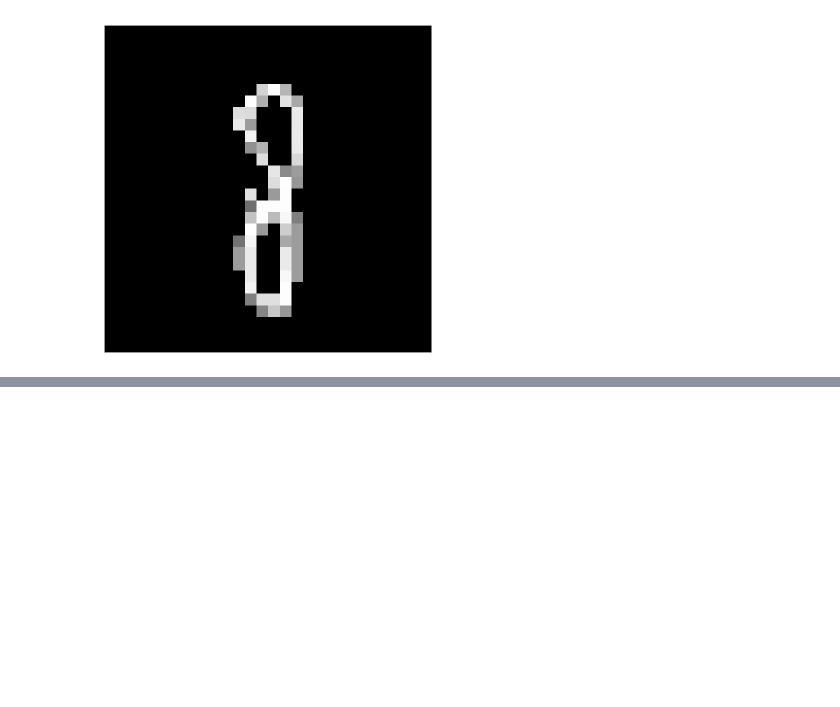
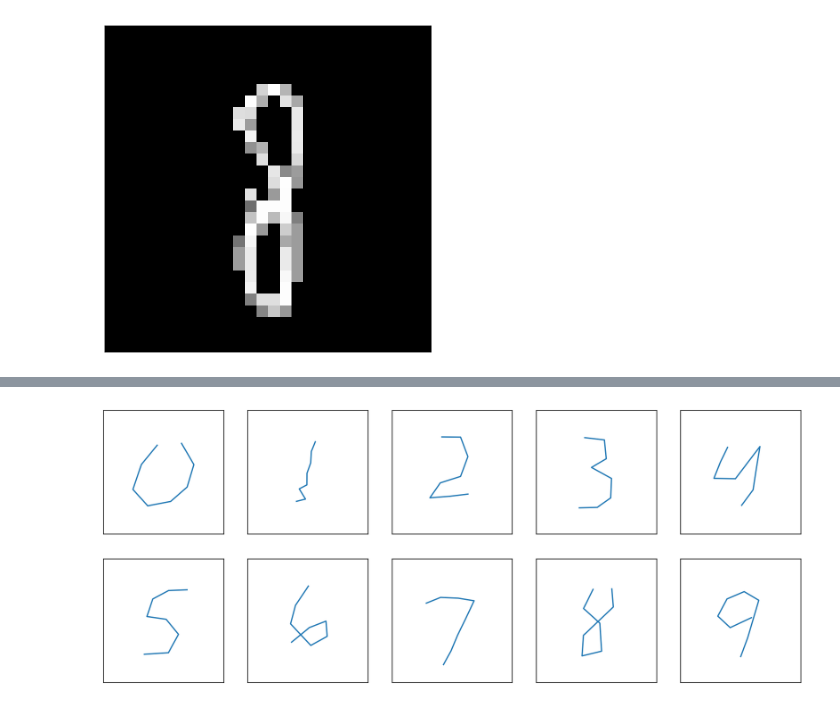
Before and after one commit to abpaudel/pen-digits-classification, a Jupyter notebook: Feature Extraction from MNIST.ipynb, the cells around one changed output, grey strips where cells are left out. Drawn from its saved outputs; the diff is of its cells as text; code cells hidden in the pictures; blank space fills up the shorter version.

```diff
--- a/Feature Extraction from MNIST.ipynb
+++ b/Feature Extraction from MNIST.ipynb
@@ -170,2 +185,15 @@ plt.show()
+# %%
+plt.figure(figsize=(15,6))
+for i in range(10):
+    plt.subplot(2,5,i+1)
+    tmplt = centroids[i][order[i]]
+    plt.plot(tmplt[:,0], tmplt[:,1])
+    plt.xlim((0,100))
+    plt.ylim((0,100))
+    plt.xticks([])
+    plt.yticks([])
+plt.show()
+# %% [output]
+[figure, added]
 # %%
 kmt, _ = mnist2penpoints(average_mnist[0], pixval_min=thld[i])
```
Also changed, not shown: parts of 14 cells of this notebook.
